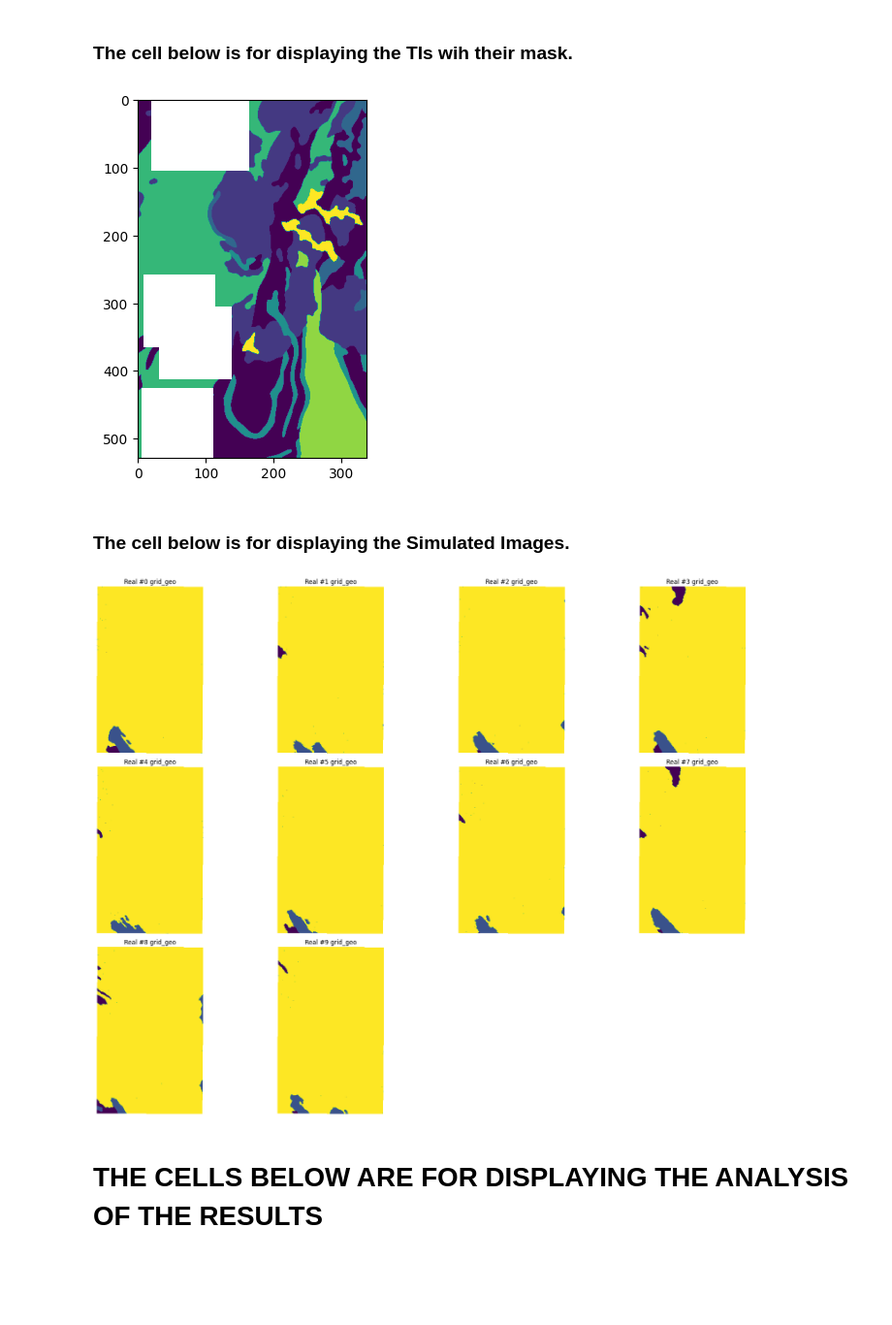
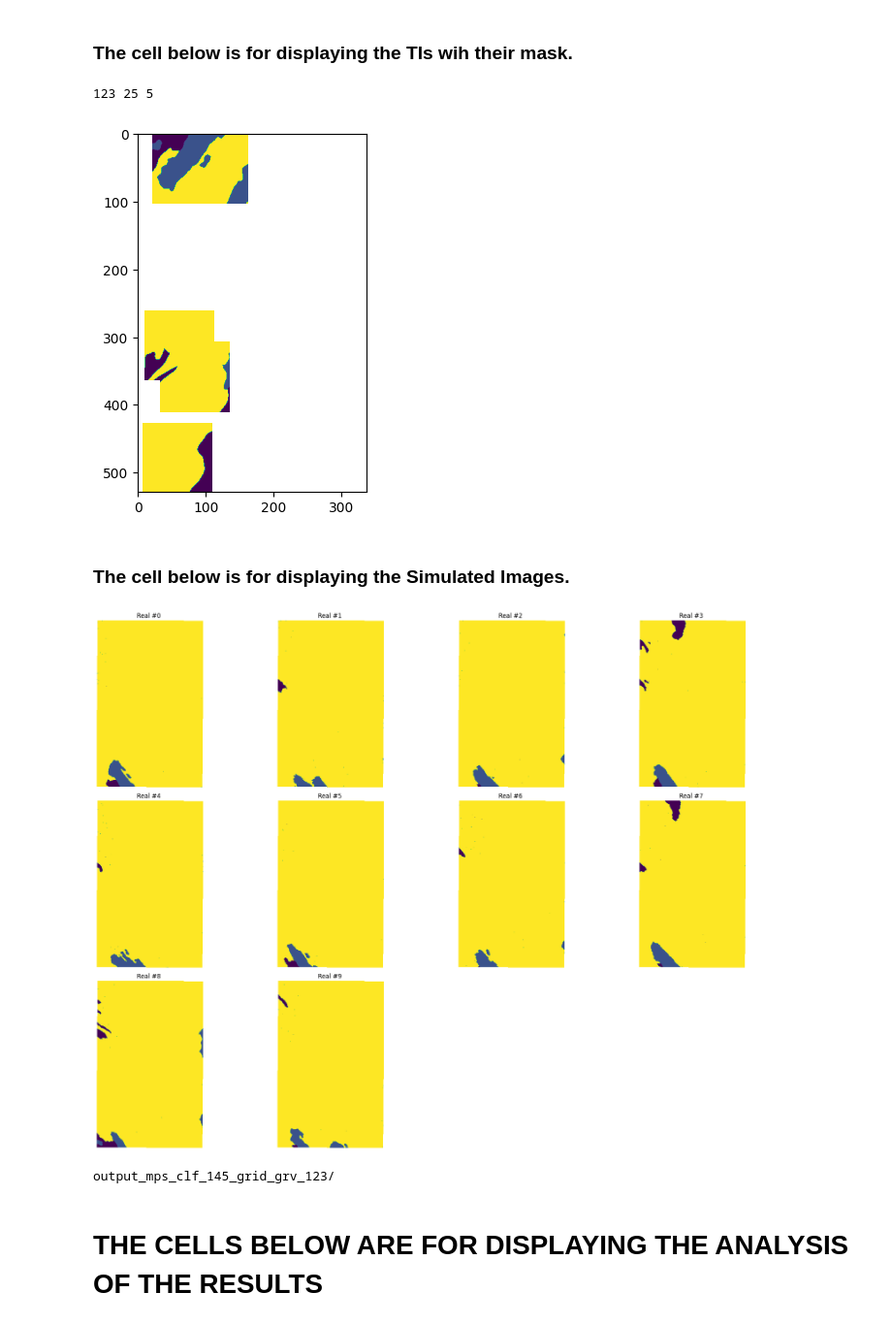
Before and after one commit to AxMeNi/GeoclassificationMPS, a Jupyter notebook: src/results_explorer.ipynb, the cells around one changed output. Shown: that part at 97% size. Cells and saved outputs as stored; diff of their text form; code cells hidden in the pictures; blank space fills up the shorter version.

Commit message:
Changed some stuffs for mask displaying

```diff
--- a/src/results_explorer.ipynb
+++ b/src/results_explorer.ipynb
@@ -117,7 +119,8 @@ def find_all_simulation_folders(ti_pct, num_shape, ti_aux_var, combinations_dict
 combinations_dict = {
     i: {"seed": s, "ti_pct_area": t, "num_shape": n, "aux_vars": a}
     for i, (s, t, n, a) in enumerate(
-        product(SEED_LIST, TI_PCT_AREA_LIST+[75], NUM_SHAPE_LIST+[1], AUX_VARS_LIST+["grid_grv,grid_lmp,grid_mag"]), 1
+        product(SEED_LIST, TI_PCT_AREA_LIST+[75], NUM_SHAPE_LIST+[1], AUX_VARS_LIST+["grid_grv,grid_lmp,grid_mag"]),
+        1
     )
 }
 # %%
@@ -133,7 +136,3 @@ for ti_pct_i in TI_PCT_AREA_LIST+[75]:
                                 combinations_dict = combinations_dict
                             )
             all_folders |= folders
-# %%
-for (key, item) in all_folders.items():
-    print(combinations_dict[key])
-    print(item)
@@ -160,22 +141,26 @@ output_mps_clf_683_grid_grv,grid_lmp,grid_mag_254/
 # %%
 image = np.load(r"..\data\grid_geo.npy")
 for (key, item) in all_folders.items():
     ti_frame, need_to_cut = gen_ti_frame_squares(529,337,
                                                  ti_pct_area = combinations_dict[key]['ti_pct_area'],
                                                  ti_nsquares = combinations_dict[key]['num_shape'],
                                                  seed = combinations_dict[key]['seed'])
-    masked_ti = np.ma.masked_array(image, mask = ti_frame[0])
+    masked_ti = np.ma.masked_array(image, mask = ~(ti_frame[0].astype(bool)))
     plt.imshow(masked_ti)
+    print(combinations_dict[key]['seed'],combinations_dict[key]['ti_pct_area'],combinations_dict[key]['num_shape'])
     break
 # %% [output]
+123 25 5
-[figure, old version]
+[figure, new version]
 # %% [markdown]
 ### The cell below is for displaying the Simulated Images.
 # %%
 with zipfile.ZipFile(r"K:\CET\Resultats\results.zip") as zip:
     for (key, item) in all_folders.items():
         deesse_output = pickle.load(zip.open(item + 'deesse_output/deesse_output.pkl', mode='r'))
-        plot_realizations(deesse_output, varname='grid_geo', index_real=0, n_real=10, show=True)
+        plot_realizations(deesse_output, n_real=10, show=True)
+        print(item)
         break
 # %% [output]
-[figure, old version]
+[figure, new version]
+output_mps_clf_145_grid_grv_123/
```
Also changed, not shown: parts of 3 cells of this notebook.
